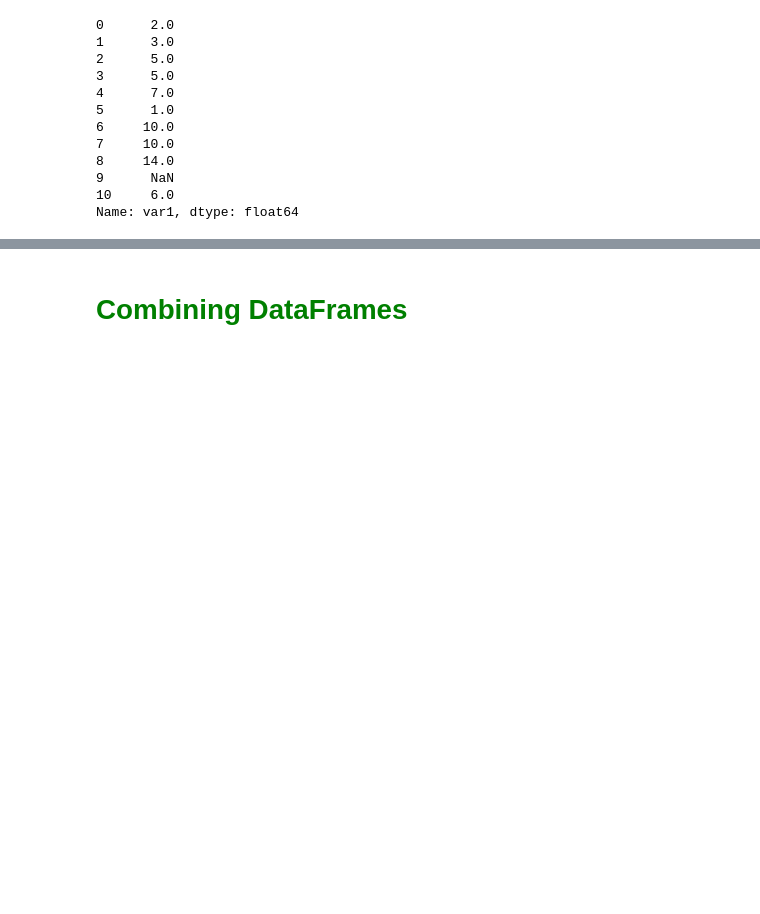
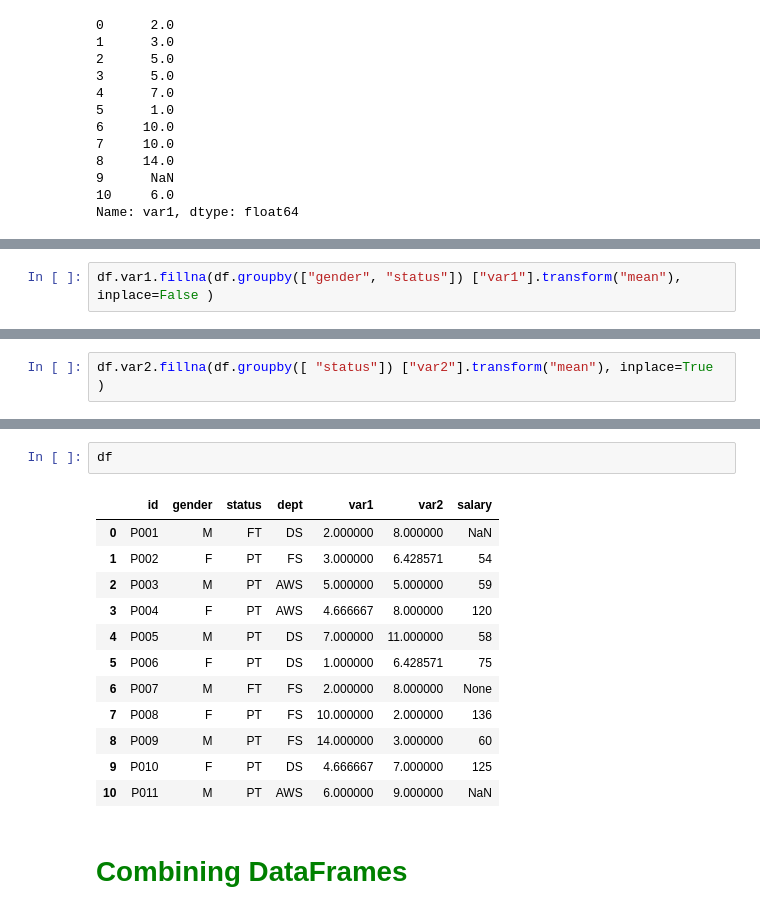
Before and after one commit to fulyacelebii/vscode, a Jupyter notebook: Pandas_PreClass_7-8 (Missing Values & Combining Data Frames) 25.03.24.ipynb, the cells around one changed output, grey strips where cells are left out. Saved outputs shown, nothing was run; the diff lists cells and outputs as text; blank space fills up the shorter version.

```diff
--- a/Pandas_PreClass_7-8 (Missing Values & Combining Data Frames) 25.03.24.ipynb
+++ b/Pandas_PreClass_7-8 (Missing Values & Combining Data Frames) 25.03.24.ipynb
@@ -422,0 +439,2 @@ Name: var1, dtype: float64
+# %%
+df.var1.fillna(df.groupby(["gender", "status"]) ["var1"].transform("mean"), inplace=False )
@@ -422,0 +454,2 @@ Name: var1, dtype: float64
+# %%
+df.var2.fillna(df.groupby([ "status"]) ["var2"].transform("mean"), inplace=True )
@@ -423,3 +463,18 @@ Name: var1, dtype: float64
+# %%
+df
+# %% [output]
+|  | id | gender | status | dept | var1 | var2 | salary |
+| 0 | P001 | M | FT | DS | 2.000000 | 8.000000 | NaN |
+| 1 | P002 | F | PT | FS | 3.000000 | 6.428571 | 54 |
+| 2 | P003 | M | PT | AWS | 5.000000 | 5.000000 | 59 |
+| 3 | P004 | F | PT | AWS | 4.666667 | 8.000000 | 120 |
+| 4 | P005 | M | PT | DS | 7.000000 | 11.000000 | 58 |
+| 5 | P006 | F | PT | DS | 1.000000 | 6.428571 | 75 |
+| 6 | P007 | M | FT | FS | 2.000000 | 8.000000 | None |
+| 7 | P008 | F | PT | FS | 10.000000 | 2.000000 | 136 |
+| 8 | P009 | M | PT | FS | 14.000000 | 3.000000 | 60 |
+| 9 | P010 | F | PT | DS | 4.666667 | 7.000000 | 125 |
+| 10 | P011 | M | PT | AWS | 6.000000 | 9.000000 | NaN |
 # %% [markdown]
 # <font color='green'> <b>Combining DataFrames</b><font color='black'>
 # %% [markdown]
```
Also changed, not shown: parts of 3 cells of this notebook.
